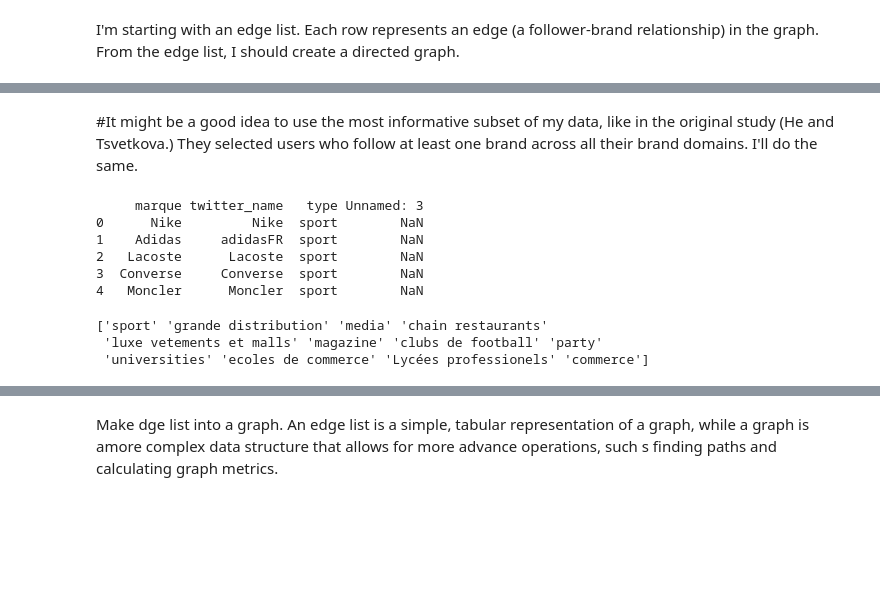
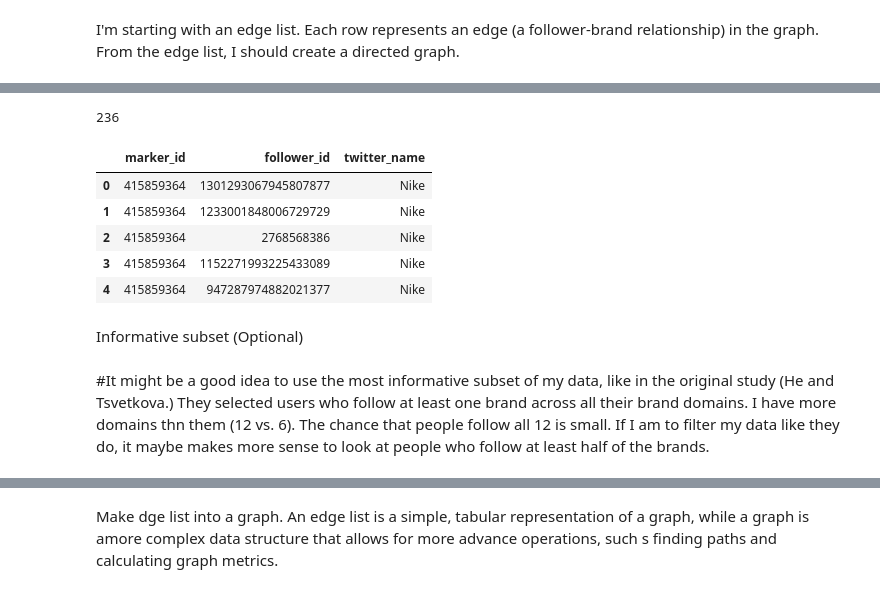
Before and after one commit to livtol99/Liv-Stage---FOCOS-Hand-Over, a Jupyter notebook: Code/Connectedness.ipynb, the cells around one changed output, grey strips where cells are left out. Saved outputs shown, nothing was run; the diff lists cells and outputs as text; code cells hidden in the pictures; blank space fills up the shorter version.

```diff
--- a/Code/Connectedness.ipynb
+++ b/Code/Connectedness.ipynb
@@ -26,26 +64,24 @@ edgelist = pd.read_csv(full_path1, encoding='utf-8', dtype=dtypes, usecols=req_c
+# %%
+#print all unique marques
+cat_id['twitter_name'].nunique()
+# %% [output]
+236
+# %%
+#Get the twitter_name column from cat_id into the edge list by merging on marker_id
+
+#edgelist = edgelist.merge(cat_id[['marker_id', 'twitter_name']], on='marker_id', how='left')
+
+
+#drop column from edgelist
+edgelist.head()
+# %% [output]
+|  | marker_id | follower_id | twitter_name |
+| 0 | 415859364 | 1301293067945807877 | Nike |
+| 1 | 415859364 | 1233001848006729729 | Nike |
+| 2 | 415859364 | 2768568386 | Nike |
+| 3 | 415859364 | 1152271993225433089 | Nike |
+| 4 | 415859364 | 947287974882021377 | Nike |
+# %% [markdown]
+Informative subset (Optional)
 # %% [markdown]
-#It might be a good idea to use the most informative subset of my data, like in the original study (He and Tsvetkova.) They selected users who follow at least one brand across all their brand domains. I'll do the same.
+#It might be a good idea to use the most informative subset of my data, like in the original study (He and Tsvetkova.) They selected users who follow at least one brand across all their brand domains. I have more domains thn them (12 vs. 6). The chance that people follow all 12 is small. If I am to filter my data like they do, it maybe makes more sense to look at people who follow at least half of the brands.
-# %%
-#Load in the excel file
-# Full path to the Excel file
-file_path = '/home/livtollanes/SocialMarkers/MarkersFrenchTwitter.xlsx'
-
-# Load the Excel file
-cats = pd.read_excel(file_path)
-
-# Display the first 5 rows
-print(cats.head())
-# %% [output]
-     marque twitter_name   type Unnamed: 3
-0      Nike         Nike  sport        NaN
-1    Adidas     adidasFR  sport        NaN
-2   Lacoste      Lacoste  sport        NaN
-3  Converse     Converse  sport        NaN
-4   Moncler      Moncler  sport        NaN
-# %%
-# Print the unique values in the 'type' column
-print(cats['type'].unique())
-# %% [output]
-['sport' 'grande distribution' 'media' 'chain restaurants'
- 'luxe vetements et malls' 'magazine' 'clubs de football' 'party'
- 'universities' 'ecoles de commerce' 'Lycées professionels' 'commerce']
```
Also changed, not shown: parts of 19 cells of this notebook, 4 other files.
